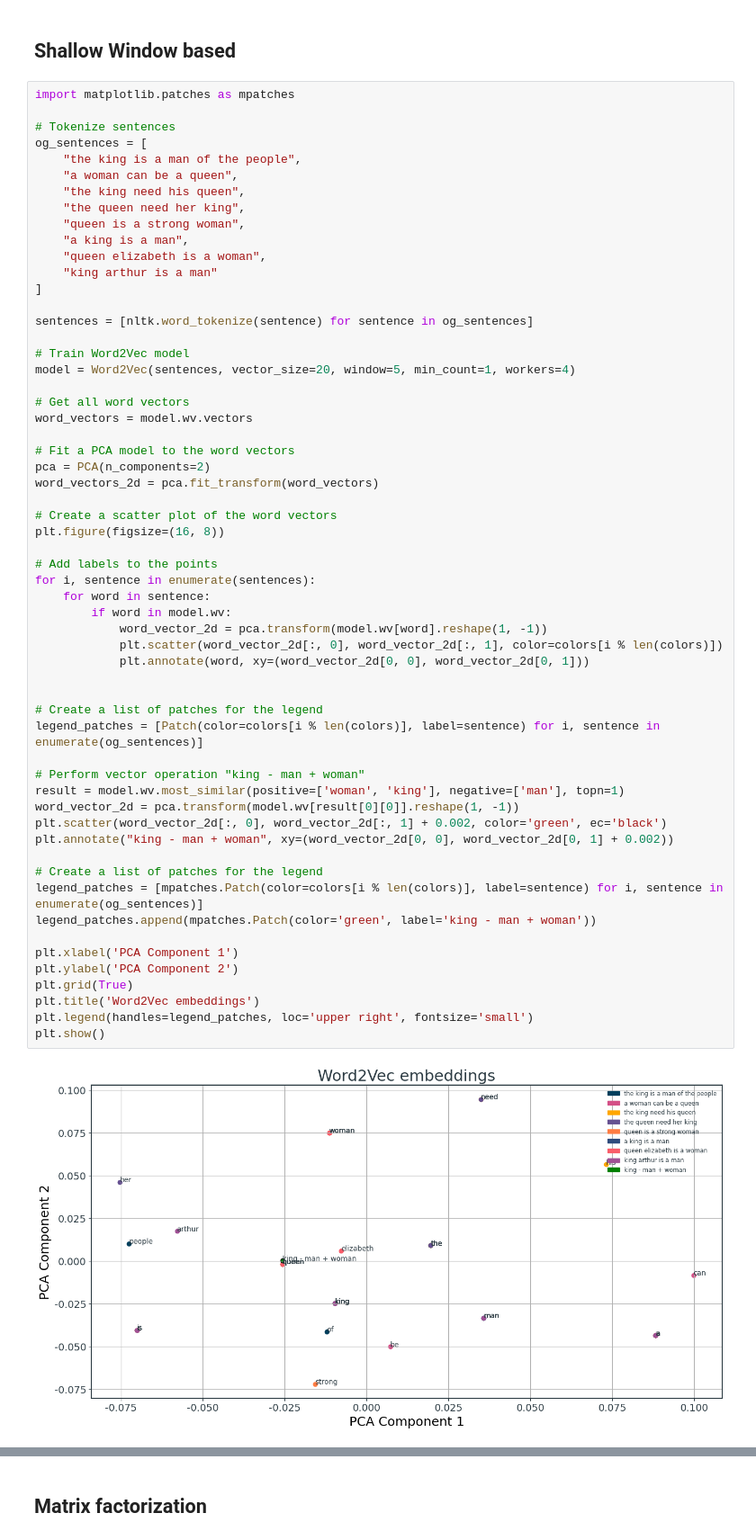
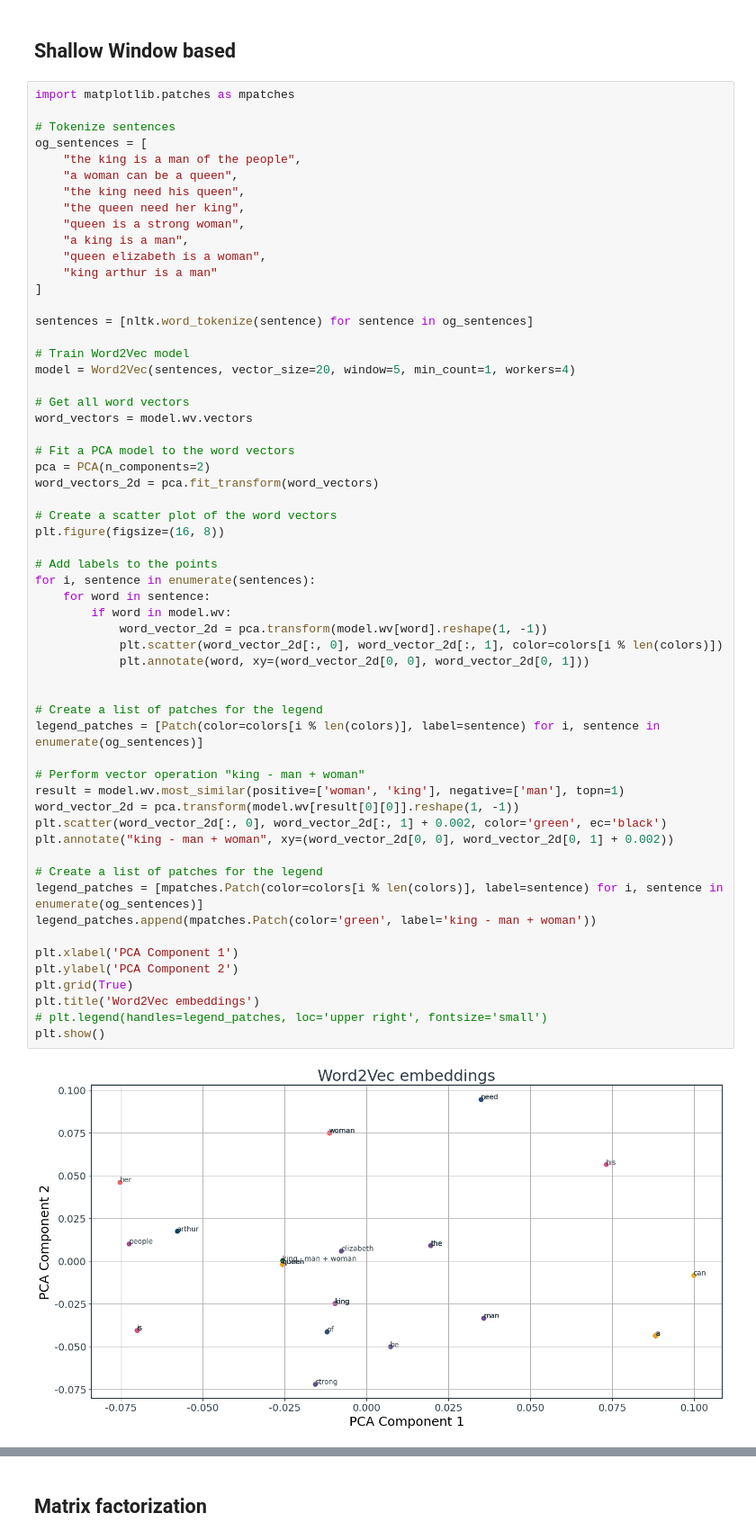
Before and after one commit to micheledinelli/text-distances, a Jupyter notebook: text-representation-analysis.ipynb, the cells around one changed output, grey strips where cells are left out. Shown: that part at 90% size. Saved outputs shown, nothing was run; the diff lists cells and outputs as text.

```diff
--- a/text-representation-analysis.ipynb
+++ b/text-representation-analysis.ipynb
@@ -295,32 +295,32 @@ word_vectors_2d = pca.fit_transform(word_vectors)
 plt.figure(figsize=(16, 8))
 
 # Add labels to the points
 for i, sentence in enumerate(sentences):
     for word in sentence:
         if word in model.wv:
             word_vector_2d = pca.transform(model.wv[word].reshape(1, -1))
             plt.scatter(word_vector_2d[:, 0], word_vector_2d[:, 1], color=colors[i % len(colors)])
             plt.annotate(word, xy=(word_vector_2d[0, 0], word_vector_2d[0, 1]))
 
 
 # Create a list of patches for the legend
 legend_patches = [Patch(color=colors[i % len(colors)], label=sentence) for i, sentence in enumerate(og_sentences)]
 
 # Perform vector operation "king - man + woman"
 result = model.wv.most_similar(positive=['woman', 'king'], negative=['man'], topn=1)
 word_vector_2d = pca.transform(model.wv[result[0][0]].reshape(1, -1))
 plt.scatter(word_vector_2d[:, 0], word_vector_2d[:, 1] + 0.002, color='green', ec='black')
 plt.annotate("king - man + woman", xy=(word_vector_2d[0, 0], word_vector_2d[0, 1] + 0.002))
 
 # Create a list of patches for the legend
 legend_patches = [mpatches.Patch(color=colors[i % len(colors)], label=sentence) for i, sentence in enumerate(og_sentences)]
 legend_patches.append(mpatches.Patch(color='green', label='king - man + woman'))
 
 plt.xlabel('PCA Component 1')
 plt.ylabel('PCA Component 2')
 plt.grid(True)
 plt.title('Word2Vec embeddings')
-plt.legend(handles=legend_patches, loc='upper right', fontsize='small')
+# plt.legend(handles=legend_patches, loc='upper right', fontsize='small')
 plt.show()
 # %% [output]
-[figure, old version]
+[figure, new version]
```
Also changed, not shown: parts of 3 cells of this notebook.
